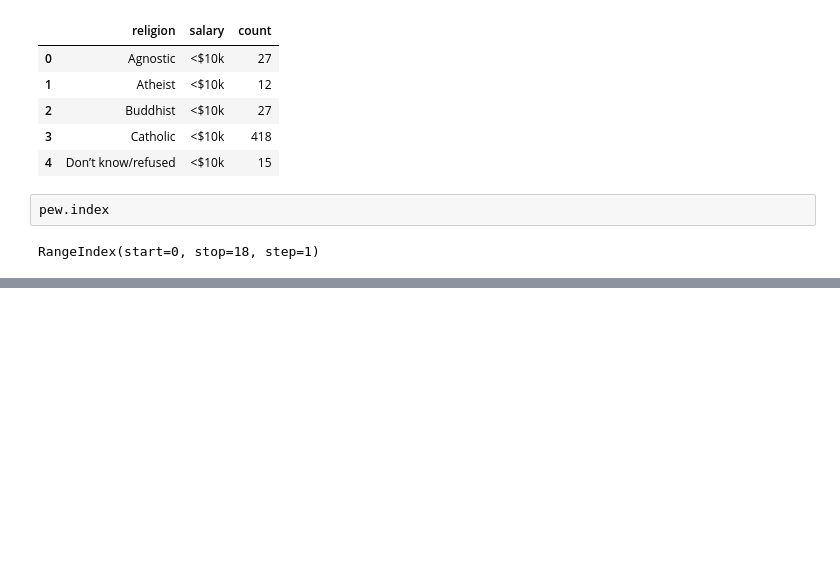
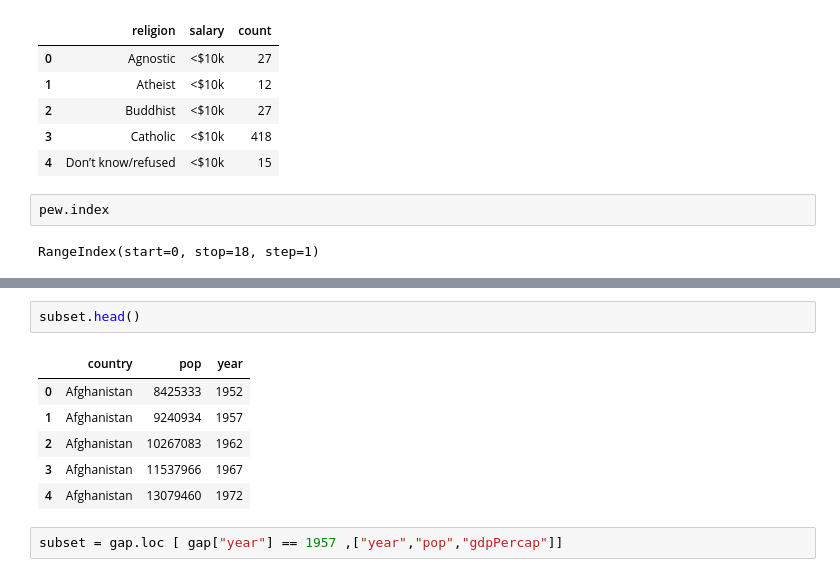
Before and after one commit to yusuf-uthman/data-wrangling-using-pandas, a Jupyter notebook: data_clean.ipynb, the cells around one changed output, grey strips where cells are left out. Cells and saved outputs as stored; diff of their text form; blank space fills up the shorter version.

```diff
--- a/data_clean.ipynb
+++ b/data_clean.ipynb
@@ -85,0 +175,11 @@ AttributeError: 'DataFrame' object has no attribute 'column'
+# %%
+subset.head()
+# %% [output]
+|  | country | pop | year |
+| 0 | Afghanistan | 8425333 | 1952 |
+| 1 | Afghanistan | 9240934 | 1957 |
+| 2 | Afghanistan | 10267083 | 1962 |
+| 3 | Afghanistan | 11537966 | 1967 |
+| 4 | Afghanistan | 13079460 | 1972 |
+# %%
+subset = gap.loc [ gap["year"] == 1957 ,["year","pop","gdpPercap"]]
```
Also changed, not shown: parts of 20 cells of this notebook, 1 other file.
